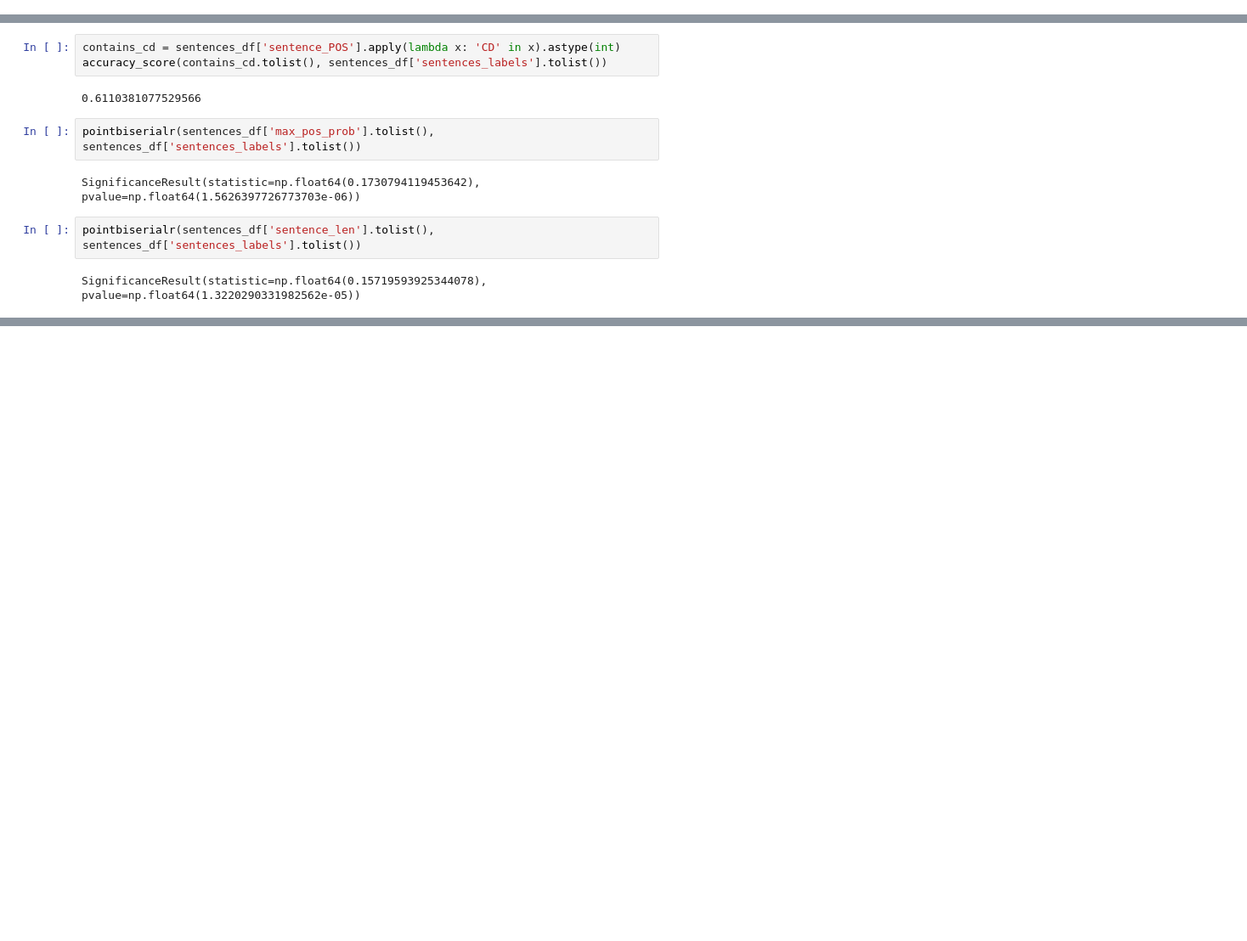
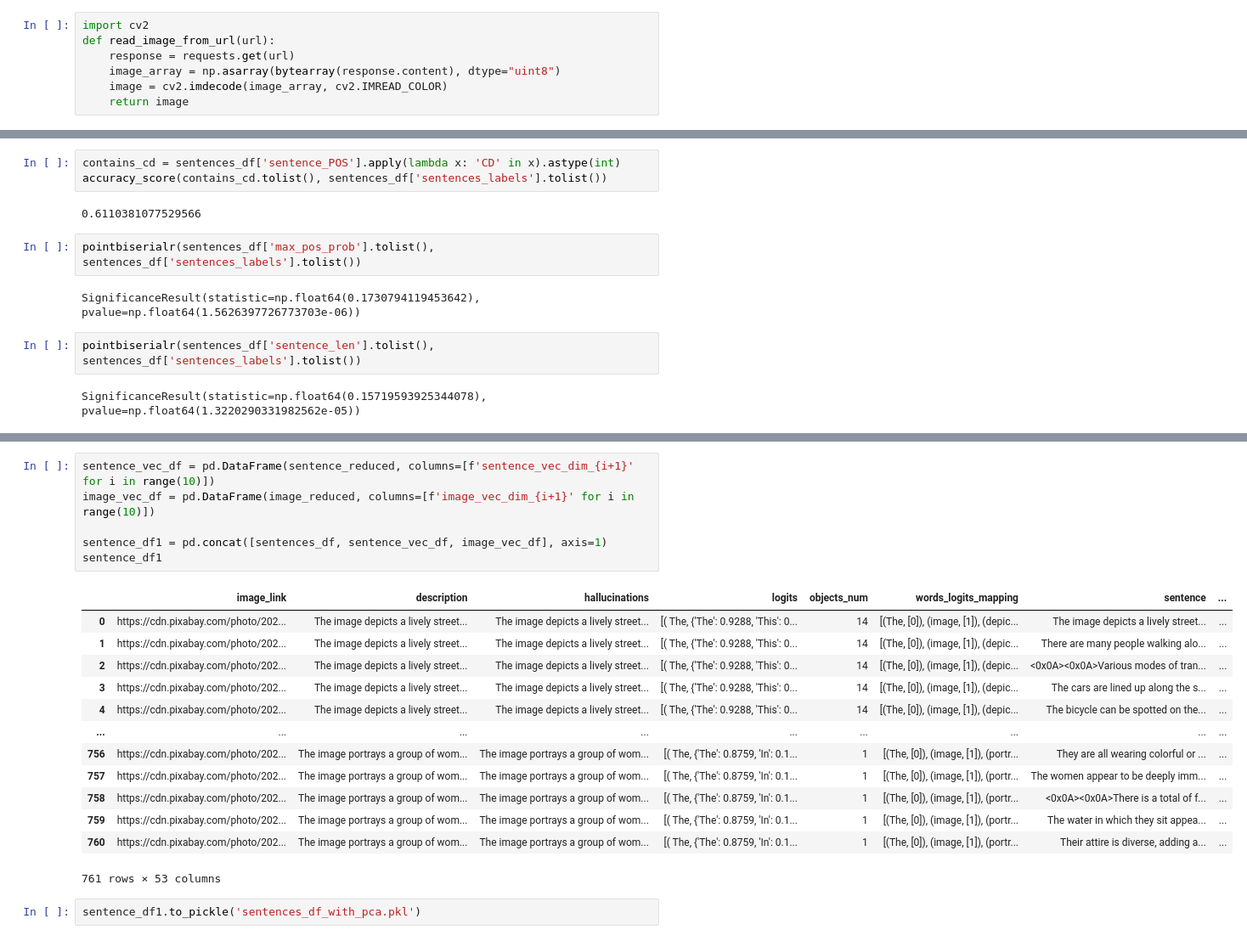
Before and after one commit to maayan-aytek/HallucinationsLLM, a Jupyter notebook: Notebooks/EDA.ipynb, the cells around one changed output, grey strips where cells are left out. Shown at 85% size. Saved outputs shown, nothing was run; the diff lists cells and outputs as text; blank space fills up the shorter version.

```diff
--- a/Notebooks/EDA.ipynb
+++ b/Notebooks/EDA.ipynb
@@ -693,3 +665,10 @@ FasterRCNN(
+# %%
+import cv2
+def read_image_from_url(url):
+    response = requests.get(url)
+    image_array = np.asarray(bytearray(response.content), dtype="uint8")
+    image = cv2.imdecode(image_array, cv2.IMREAD_COLOR)
+    return image
 # %%
 Image.open(requests.get(df['image_link'].iloc[0], stream=True).raw)
 # %% [output]
@@ -811,0 +862,22 @@ SignificanceResult(statistic=np.float64(0.15719593925344078), pvalue=np.float64(
+# %%
+sentence_vec_df = pd.DataFrame(sentence_reduced, columns=[f'sentence_vec_dim_{i+1}' for i in range(10)])
+image_vec_df = pd.DataFrame(image_reduced, columns=[f'image_vec_dim_{i+1}' for i in range(10)])
+
+sentence_df1 = pd.concat([sentences_df, sentence_vec_df, image_vec_df], axis=1)
+sentence_df1
+# %% [output]
+|  | image_link | description | hallucinations | logits | objects_num | words_logits_mapping | sentence | ... |
+| 0 | https://cdn.pixabay.com/photo/202... | The image depicts a lively street... | The image depicts a lively street... | [( The, {'The': 0.9288, 'This': 0... | 14 | [(The, [0]), (image, [1]), (depic... | The image depicts a lively street... | ... |
+| 1 | https://cdn.pixabay.com/photo/202... | The image depicts a lively street... | The image depicts a lively street... | [( The, {'The': 0.9288, 'This': 0... | 14 | [(The, [0]), (image, [1]), (depic... | There are many people walking alo... | ... |
+| 2 | https://cdn.pixabay.com/photo/202... | The image depicts a lively street... | The image depicts a lively street... | [( The, {'The': 0.9288, 'This': 0... | 14 | [(The, [0]), (image, [1]), (depic... | <0x0A><0x0A>Various modes of tran... | ... |
+| 3 | https://cdn.pixabay.com/photo/202... | The image depicts a lively street... | The image depicts a lively street... | [( The, {'The': 0.9288, 'This': 0... | 14 | [(The, [0]), (image, [1]), (depic... | The cars are lined up along the s... | ... |
+| 4 | https://cdn.pixabay.com/photo/202... | The image depicts a lively street... | The image depicts a lively street... | [( The, {'The': 0.9288, 'This': 0... | 14 | [(The, [0]), (image, [1]), (depic... | The bicycle can be spotted on the... | ... |
+| ... | ... | ... | ... | ... | ... | ... | ... | ... |
+| 756 | https://cdn.pixabay.com/photo/202... | The image portrays a group of wom... | The image portrays a group of wom... | [( The, {'The': 0.8759, 'In': 0.1... | 1 | [(The, [0]), (image, [1]), (portr... | They are all wearing colorful or ... | ... |
+| 757 | https://cdn.pixabay.com/photo/202... | The image portrays a group of wom... | The image portrays a group of wom... | [( The, {'The': 0.8759, 'In': 0.1... | 1 | [(The, [0]), (image, [1]), (portr... | The women appear to be deeply imm... | ... |
+| 758 | https://cdn.pixabay.com/photo/202... | The image portrays a group of wom... | The image portrays a group of wom... | [( The, {'The': 0.8759, 'In': 0.1... | 1 | [(The, [0]), (image, [1]), (portr... | <0x0A><0x0A>There is a total of f... | ... |
+| 759 | https://cdn.pixabay.com/photo/202... | The image portrays a group of wom... | The image portrays a group of wom... | [( The, {'The': 0.8759, 'In': 0.1... | 1 | [(The, [0]), (image, [1]), (portr... | The water in which they sit appea... | ... |
+| 760 | https://cdn.pixabay.com/photo/202... | The image portrays a group of wom... | The image portrays a group of wom... | [( The, {'The': 0.8759, 'In': 0.1... | 1 | [(The, [0]), (image, [1]), (portr... | Their attire is diverse, adding a... | ... |
+761 rows × 53 columns
+# %%
+sentence_df1.to_pickle('sentences_df_with_pca.pkl')
```
Also changed, not shown: parts of 11 cells of this notebook, 8 other files.
